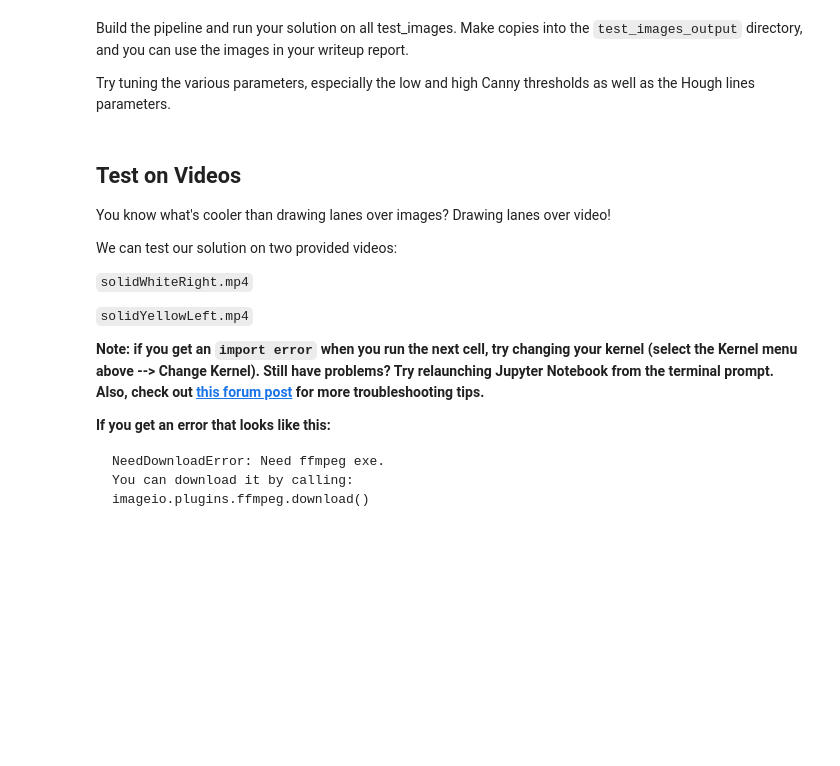
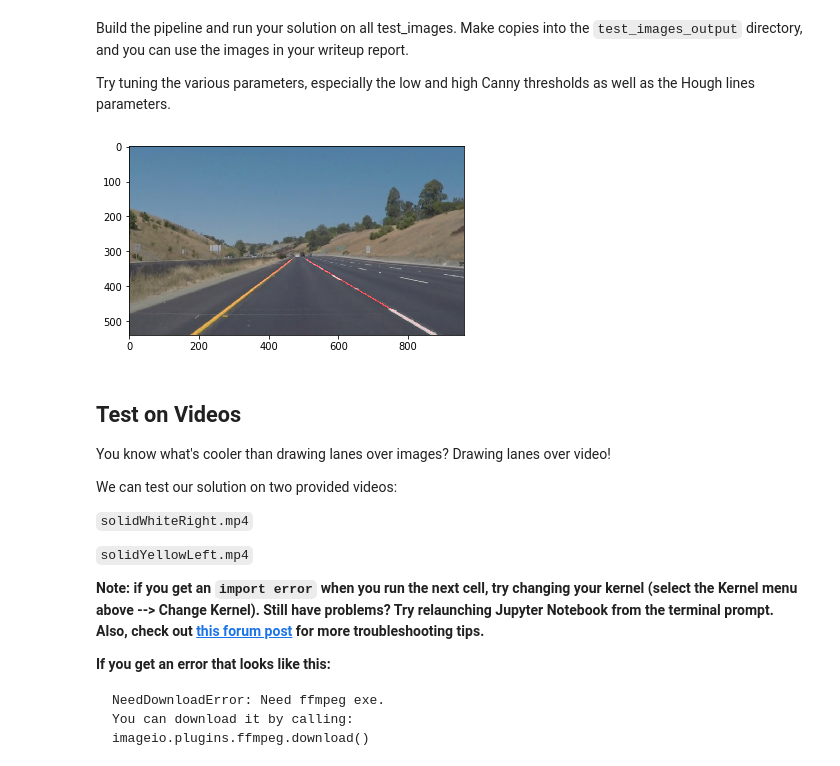
Before and after one commit to kevinjyjung/CarND-LaneLines-P1, a Jupyter notebook: P1.ipynb, the cells around one changed output. Saved outputs shown, nothing was run; the diff lists cells and outputs as text; code cells hidden in the pictures; blank space fills up the shorter version.

```diff
--- a/P1.ipynb
+++ b/P1.ipynb
@@ -212,38 +227,40 @@ canny_high_thres = 200
 roi_vertices_rel = [(4/9,3/5), (5/9,3/5), (1,1), (0,1)]
 hough_rho = 1
 hough_theta = np.pi/180
-hough_thres = 10
-hough_min_line_len = 10
-hough_max_line_gap = 10
+hough_thres = 30
+hough_min_line_len = 50
+hough_max_line_gap = 200
 
 # for each image:
 for imgfile in os.listdir("test_images/"):
 
     # load image
     img = mpimg.imread("test_images/" + imgfile)
     h = img.shape[0]
     w = img.shape[1]
     out = img.copy()
 
     # turn into grayscale
     out = grayscale(out)
 
     # apply gaussian blur
     out = gaussian_blur(out, kernel_size)
 
     # apply Canny transform
     out = canny(out, canny_low_thres, canny_high_thres)
 
     # apply mask
     vertices = np.array([[tuple([np.floor(l * r) for l,r in zip((w-1,h-1), vertex_rel)]) for vertex_rel in roi_vertices_rel]], dtype=np.int32)
     out = region_of_interest(out, vertices)
 
     # get hough lines
     out = hough_lines(out, hough_rho, hough_theta, hough_thres, hough_min_line_len, hough_max_line_gap)
 
     # show weighted image
     plt.imshow(weighted_img(out, img))
-    plt.savefig("test_images_output/" + imgfile)
+    plt.savefig("test_images_output_lanes/" + imgfile)
+# %% [output]
+[figure, added]
 # %% [markdown]
 ## Test on Videos
 
```
Also changed, not shown: parts of 7 cells of this notebook, 9 other files.
